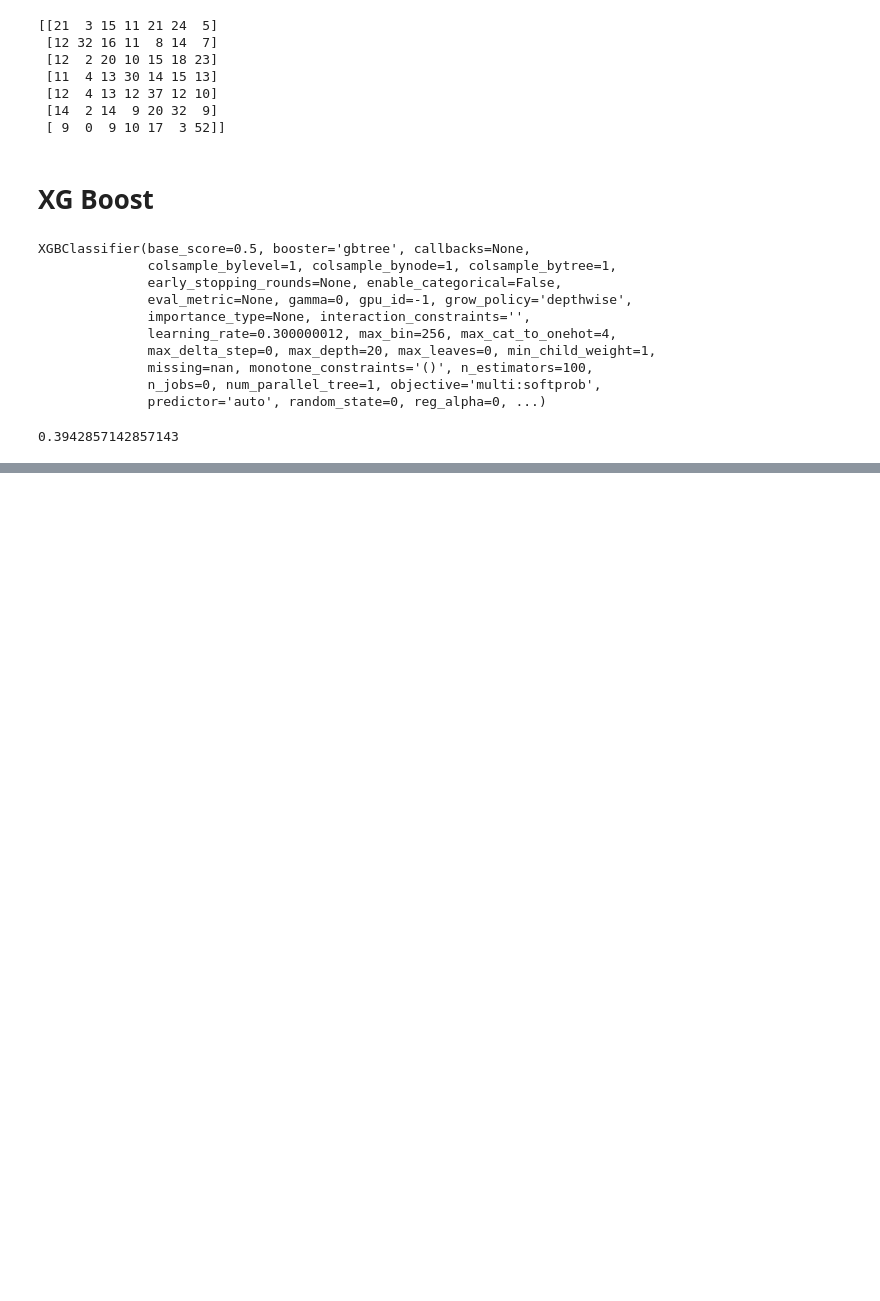
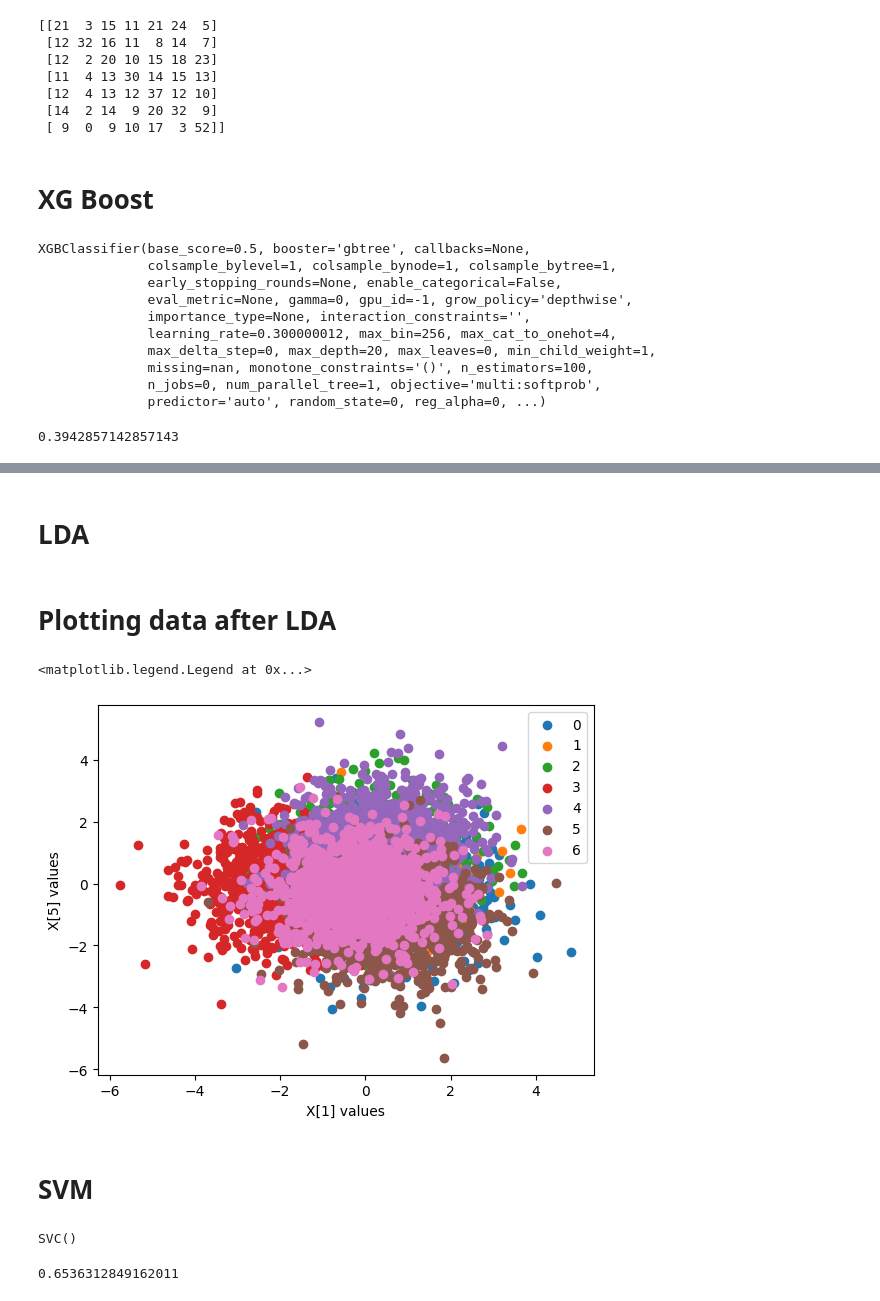
Before and after one commit to DefenseIsAlie/EE-401-Expression_Recognition, a Jupyter notebook: main.ipynb, the cells around one changed output, grey strips where cells are left out. Saved outputs shown, nothing was run; the diff lists cells and outputs as text; code cells hidden in the pictures; blank space fills up the shorter version.

```diff
--- a/main.ipynb
+++ b/main.ipynb
@@ -442,2 +527,44 @@ print(p)
 # %% [markdown]
-#
+# LDA
+# %%
+transform = make_pipeline(StandardScaler(), LinearDiscriminantAnalysis())
+X = transform.fit_transform(X, Y)
+
+
+from sklearn.model_selection import train_test_split
+X_train, X_test, Y_train, Y_test = train_test_split(X, Y, test_size=0.1)
+# %% [markdown]
+# Plotting data after LDA
+# %%
+fig, ax = plt.subplots()
+cls = numpy.unique(Y)
+ax.set_xlabel(f"X[{i}] values")
+ax.set_ylabel(f"X[{j}] values")
+
+for y in cls:
+    indx = numpy.where(Y==y)
+    Y_plt = Y[indx]
+    X_plt = X[indx]
+    mean_X = numpy.mean(X_plt, axis = 1)
+    Var_X  = numpy.var(X_plt, axis=1)
+    ax.scatter(X_plt[:,1], X_plt[:,5] , label=f'{y}')
+ax.legend()
+# %% [output]
+<matplotlib.legend.Legend at 0x...>
+[figure, added]
+# %% [markdown]
+# SVM
+# %%
+clf_svm = SVC()
+clf_svm.fit(X_train,Y_train)
+# %% [output]
+SVC()
+# %%
+from sklearn.metrics import accuracy_score
+
+Y_pred = clf_svm.predict(X_test)
+p = accuracy_score(Y_test, Y_pred)
+
+print(p)
+# %% [output]
+0.6536312849162011
```
Also changed, not shown: parts of 15 cells of this notebook.
